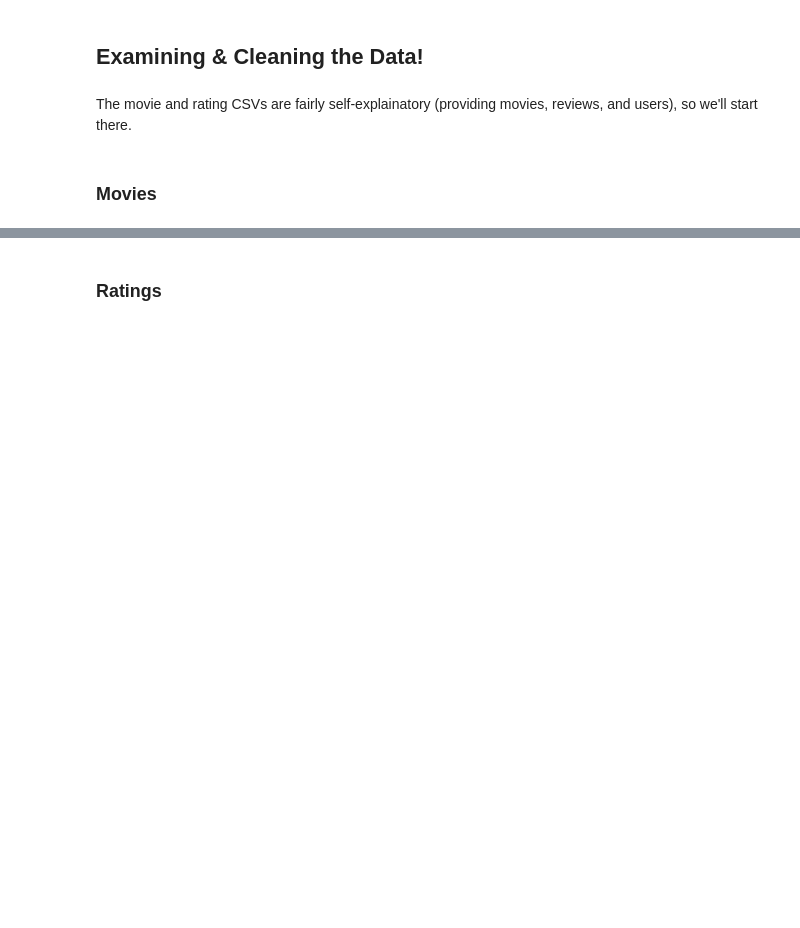
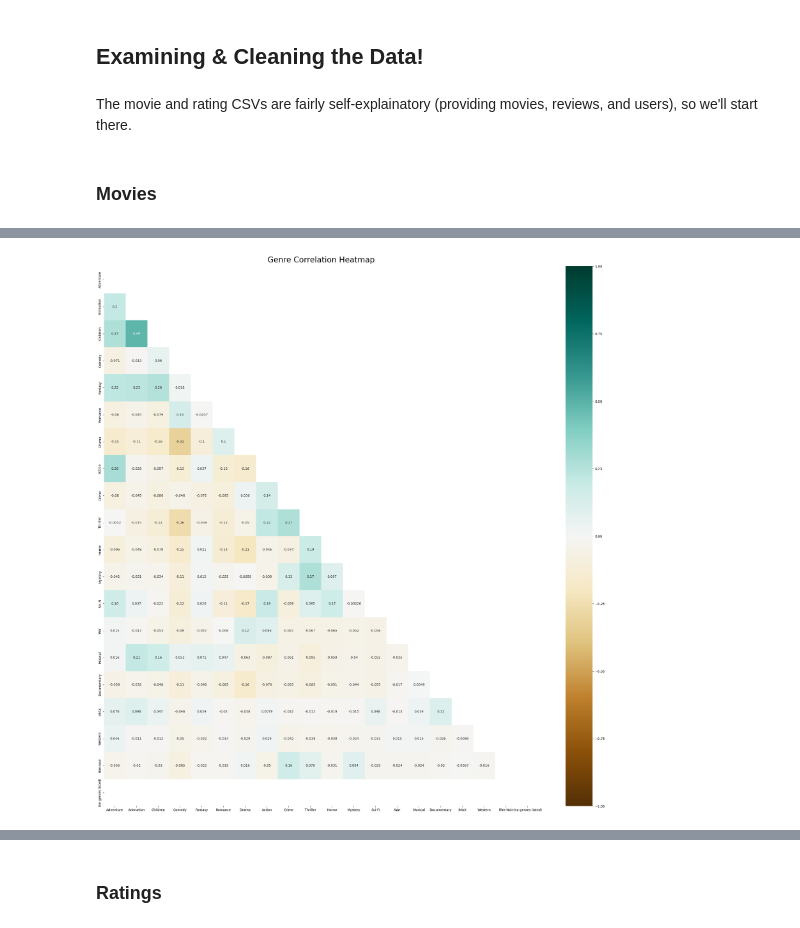
Before and after one commit to mcumiskey/Movie-Recs, a Jupyter notebook: Movie_Recommender.ipynb, the cells around one changed output, grey strips where cells are left out. Drawn from its saved outputs; the diff is of its cells as text; code cells hidden in the pictures; blank space fills up the shorter version.

```diff
--- a/Movie_Recommender.ipynb
+++ b/Movie_Recommender.ipynb
@@ -53,3 +122,11 @@ def unpack_genres(string):
     return s
 
 movies['genres'] = movies['genres'].map(unpack_genres)
+# %%
+unique_genres = [ ]
+for row in movies['genres']:
+    for genre in row:
+        if genre not in unique_genres:
+            unique_genres.append(genre)
+
+unique_genres
@@ -55,0 +156,12 @@ movies['genres'] = movies['genres'].map(unpack_genres)
+# %%
+movie_genre_matrix = pd.DataFrame()
+movie_genre_matrix['movieId'] = movies.index
+
+for genre in unique_genres:
+    movie_genre_matrix[genre] = movies['genres'].apply(lambda x: 1 if genre in x else 0)
+
+for col in movie_genre_matrix.columns:
+    summ = movie_genre_matrix[col].sum()
+    print(f'{col} has {summ} movies')
+
+movie_genre_matrix.info()
@@ -56,3 +186,17 @@ movies['genres'] = movies['genres'].map(unpack_genres)
+# %%
+df_matrix = movie_genre_matrix.drop(columns='movieId')
+
+corr_matrix = df_matrix.corr()
+
+plt.figure(figsize=(30, 30))
+
+#create a mask to remove the duplicate upper half
+mask = np.triu(np.ones_like(corr_matrix, dtype=np.bool))
+
+heatmap = sns.heatmap(corr_matrix, vmin=-1, mask=mask, vmax=1, annot=True, cmap='BrBG')
+heatmap.set_title('Genre Correlation Heatmap', fontdict={'fontsize':24}, pad=12);
+# %% [output]
+[figure, added]
 # %%
 #looks good!
 movies
```
Also changed, not shown: parts of 17 cells of this notebook.
